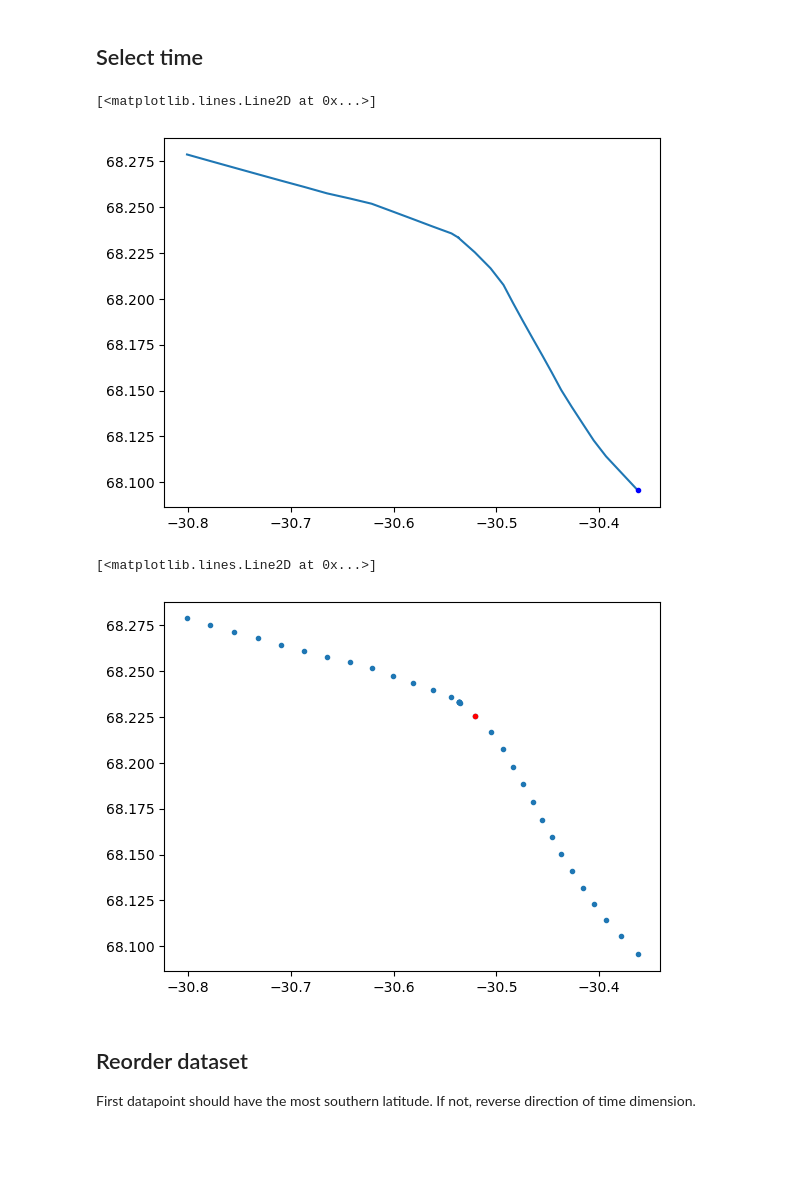
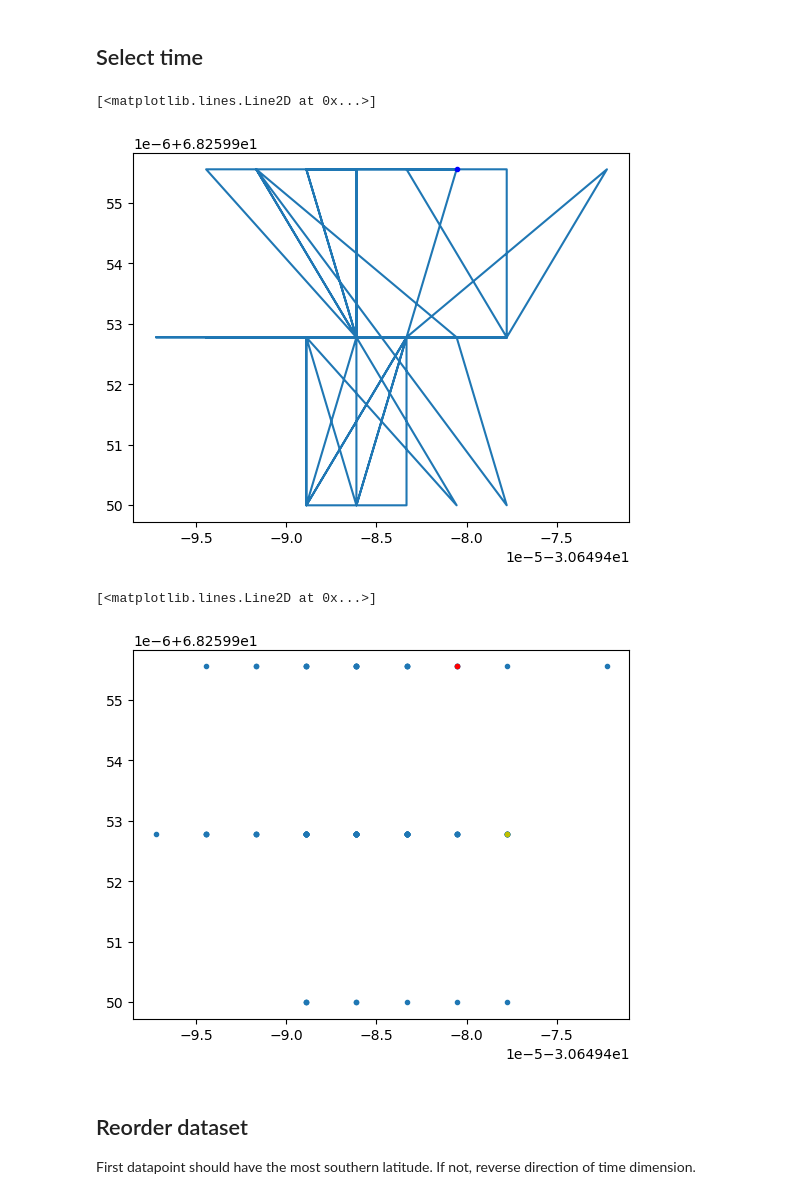
Before and after one commit to jenniferagraham/SD063_Oceanography, a Jupyter notebook: VMADCP/VMADCP_plots.ipynb, the cells around one changed output. Cells and saved outputs as stored; diff of their text form; code cells hidden in the pictures; blank space fills up the shorter version.

```diff
--- a/VMADCP/VMADCP_plots.ipynb
+++ b/VMADCP/VMADCP_plots.ipynb
@@ -21,14 +21,14 @@ from matplotlib.patches import Patch
 ## User settings
 # %%
 """Requires either section name as defined in VMADCP_section_names.py"""
-section_name = 'along fjord 15.08. am'
+section_name = None
 
 """Or time window (then set section_name to None)"""
 # Time window (inclusive). Use ISO strings or leave ""
 # to use the dataset range.
 # Examples: "2012-06-02", "2012-06-02 12:00", "2012-06-03T18:30"
-start_time = '2026-08-15 05:25:00'
-end_time = '2026-08-15 08:15:00'
+start_time = '2026-08-15 23:25:00'
+end_time = '2026-08-16 08:00:00'
 # end_time = '2026-08-04 20:50:00'
 # 'os150nb', 'os150bb' (shallower), 'os75nb' or 'os75bb' (deeper)
 adcp = 'os150bb'
@@ -156,18 +156,23 @@ t1 = parse_time(end_time)   or ds.time.max().values
 ds = ds.sel(time=slice(t0, t1))
 if ds.sizes.get("time", 0) < 2:
     raise ValueError("No (or insufficient) data in selected time window")
+# %%
+if section_name == 'hovmoeller double trough 16.08.':
+    # cut out brief trip back to icefront
+    ds = ds.where((ds.time < ds.time[43]) | (ds.time > ds.time[60]))
 # %%
 plt.plot(ds.lon, ds.lat)
 plt.plot(ds.lon[0], ds.lat[0], '.b')
 # %% [output]
 [<matplotlib.lines.Line2D at 0x...>]
-[figure, old version]
+[figure, new version]
 # %%
 plt.plot(ds.lon, ds.lat, '.')
-plt.plot(ds.lon[14], ds.lat[14], '.r')
+plt.plot(ds.lon[0], ds.lat[0], '.r')
+plt.plot(ds.lon[-1], ds.lat[-1], '.y')
 # %% [output]
 [<matplotlib.lines.Line2D at 0x...>]
-[figure, old version]
+[figure, new version]
 # %% [markdown]
 ## Reorder dataset
 
```
Also changed, not shown: parts of 5 cells of this notebook.
